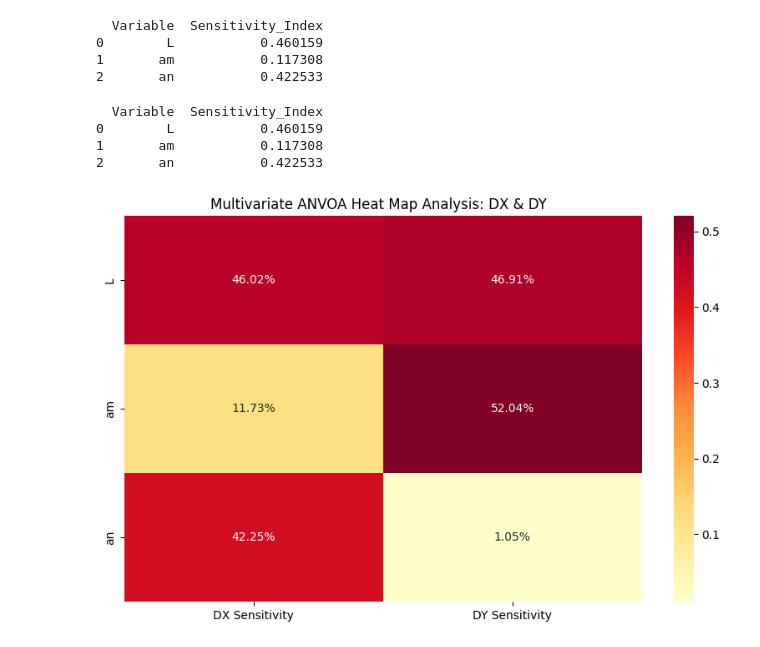
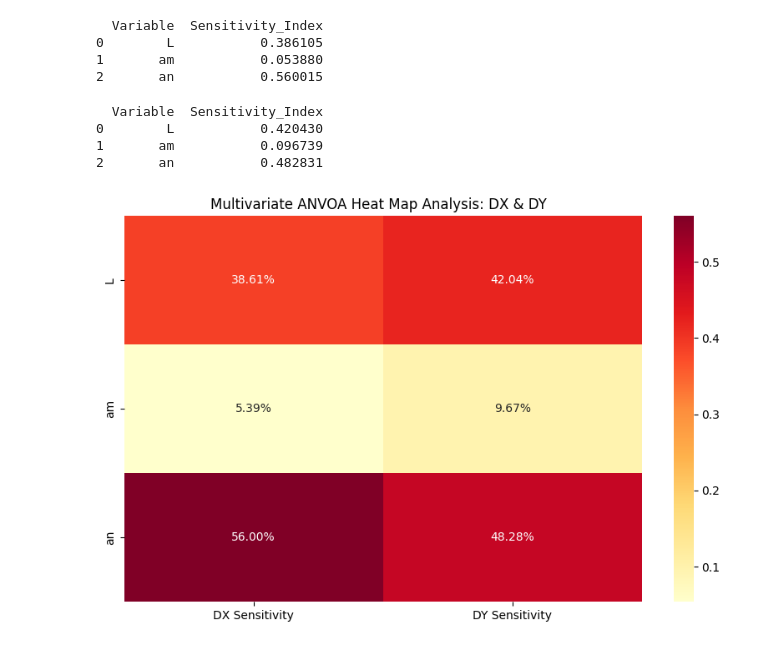
Before and after one commit to JonathanS1212/MECH390, a Jupyter notebook: DOE/Jonathan.ipynb, the cells around one changed output. Cells and saved outputs as stored; diff of their text form; code cells hidden in the pictures.

```diff
--- a/DOE/Jonathan.ipynb
+++ b/DOE/Jonathan.ipynb
@@ -9,9 +10,9 @@ from scipy.stats import pearsonr
 # %%
 Range = np.power(2,6)
 # %%
-L_range = np.linspace(0, 1.5, num=Range)
-am_range = np.linspace(np.pi, np.pi/2, num=Range)
-an_range = np.linspace(0, np.pi/2, num=Range)
+L_range = L_range = np.round(np.linspace(0.15, 1.5, num=Range), 4)
+am_range = am_range = np.round(np.linspace(np.pi/2, 1.396, num=Range), 4)
+an_range = np.round(np.linspace(0.087, np.pi/2, num=Range), 4)
 
 L_grid, am_grid, an_grid = np.meshgrid(L_range, am_range, an_range)
 # %%
@@ -30,7 +31,18 @@ df = pd.DataFrame({
     'am': am_grid.ravel(),
     'an': an_grid.ravel()
 })
+cols = df.select_dtypes(include='number').columns
+df[cols] = df[cols].round(3)
 
 df['DX']=dx(df['L'],df['am'],df['an'])
 df['DY']=dy(df['L'],df['am'],df['an'])
-df_filtered = df[df['DX'] > 0.250].copy()
+
+model = smf.ols('DX ~ L + am + an + L:am + L:an + am:an', data=df).fit()
+anova_table = sm.stats.anova_lm(model, typ=2)
+anova_table['perc_contrib'] = 100 * anova_table['sum_sq'] / anova_table['sum_sq'].sum()
+print(anova_table)
+
+maov = MANOVA.from_formula('DX + DY ~ L + am + an', data=df)
+mv_test=maov.mv_test()
+
+print(maov.mv_test())
@@ -96,8 +75,8 @@ def sensitivity(inputs, output):
     S = np.array(S)
     return S / S.sum()
 
-inputs = df_filtered[['L', 'am', 'an']].values
-output_dx = df_filtered['DX'].values
+inputs = df[['L', 'am', 'an']].values
+output_dx = df['DX'].values
 
 # Run your sensitivity function
 s_indices = sensitivity(inputs, output_dx)
@@ -111,9 +90,9 @@ sensitivity_df = pd.DataFrame({
 print(sensitivity_df)
 # %% [output]
   Variable  Sensitivity_Index
-0        L           0.460159
-1       am           0.117308
-2       an           0.422533
+0        L           0.386105
+1       am           0.053880
+2       an           0.560015
 # %%
 #sensitivity DY
 
@@ -125,11 +104,11 @@ def sensitivity(inputs, output):
     S = np.array(S)
     return S / S.sum()
 
-inputs = df_filtered[['L', 'am', 'an']].values
+inputs = df[['L', 'am', 'an']].values
 output_dy = df['DY'].values
 
 # Run your sensitivity function
-s_indices = sensitivity(inputs, output_dx)
+s_indices = sensitivity(inputs, output_dy)
 
 # Create a clean summary
 sensitivity_df = pd.DataFrame({
@@ -140,29 +119,29 @@ sensitivity_df = pd.DataFrame({
 print(sensitivity_df)
 # %% [output]
   Variable  Sensitivity_Index
-0        L           0.460159
-1       am           0.117308
-2       an           0.422533
+0        L           0.420430
+1       am           0.096739
+2       an           0.482831
 # %%
 
 # 1. Define inputs for the filtered data
 ivs = ['L', 'am', 'an']
-X_data = df_filtered[ivs].values
+X_data = df[ivs].values
 
 # 2. Run your sensitivity function for both targets
-sens_dx = sensitivity(X_data, df_filtered['DX'].values)
-sens_dy = sensitivity(X_data, df_filtered['DY'].values)
+sens_dx = sensitivity(X_data, df['DX'].values)
+sens_dy = sensitivity(X_data, df['DY'].values)
 
 # 3. Create a comparison DataFrame
 comparison_df = pd.DataFrame({
     'DX Sensitivity': sens_dx,
     'DY Sensitivity': sens_dy
 }, index=ivs)
 
 # 4. Visualization
 plt.figure(figsize=(10, 6))
 sns.heatmap(comparison_df, annot=True, fmt=".2%", cmap='YlOrRd')
 plt.title('Multivariate ANVOA Heat Map Analysis: DX & DY  ')
 plt.show()
 # %% [output]
-[figure, old version]
+[figure, new version]
```
Also changed, not shown: parts of 8 cells of this notebook, 3 other files.
